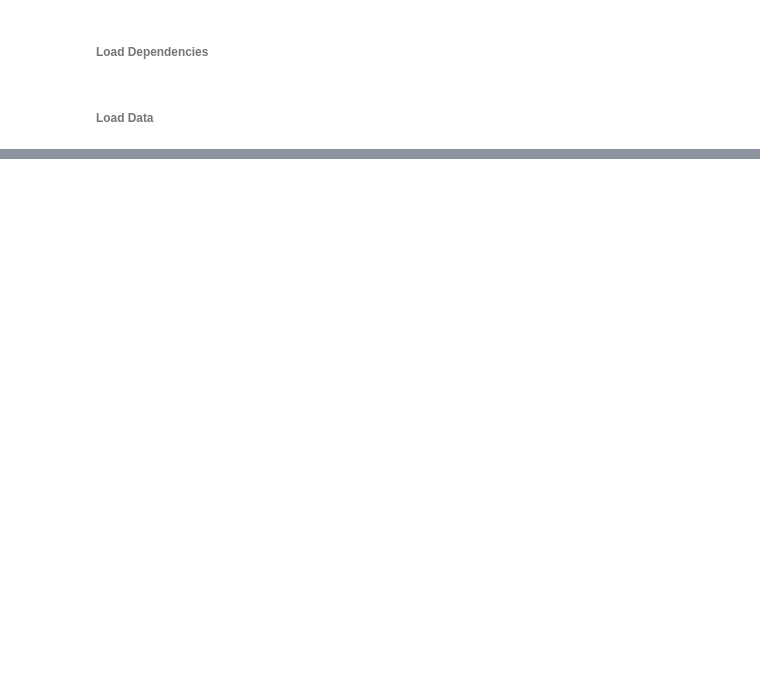
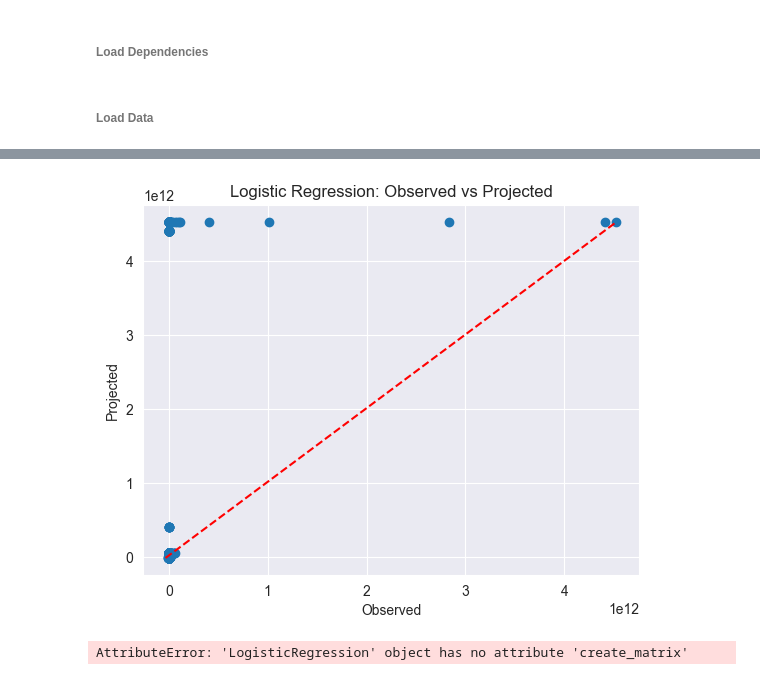
Before and after one commit to is-leeroy-jenkins/Mathy, a Jupyter notebook: ipynb/board.ipynb, the cells around one changed output, grey strips where cells are left out. Cells and saved outputs as stored; diff of their text form; code cells hidden in the pictures; blank space fills up the shorter version.

```diff
--- a/ipynb/board.ipynb
+++ b/ipynb/board.ipynb
@@ -101,4 +87,4 @@ df_schedx.head( 3 )
 # %%
-ds = db.DataSource( df=df_schedx, target='LineName' )
-data = ds.data
-values = ds.targets
+ds = db.DataSource( df=df_numeric, target='BY' )
+X = ds.data
+y = ds.targets
@@ -116,0 +91,3 @@ ds.show_histogram( )
+# %%
+model = LogisticRegression( )
+model.train( X, y )
@@ -116,0 +137,8 @@ ds.show_histogram( )
+# %%
+model.create_scatter( X, y )
+# %% [output]
+[figure, added]
+# %%
+model.create_matrix( X, y )
+# %% [output]
+AttributeError: 'LogisticRegression' object has no attribute 'create_matrix'
```
Also changed, not shown: parts of 13 cells of this notebook, 3 other files.
